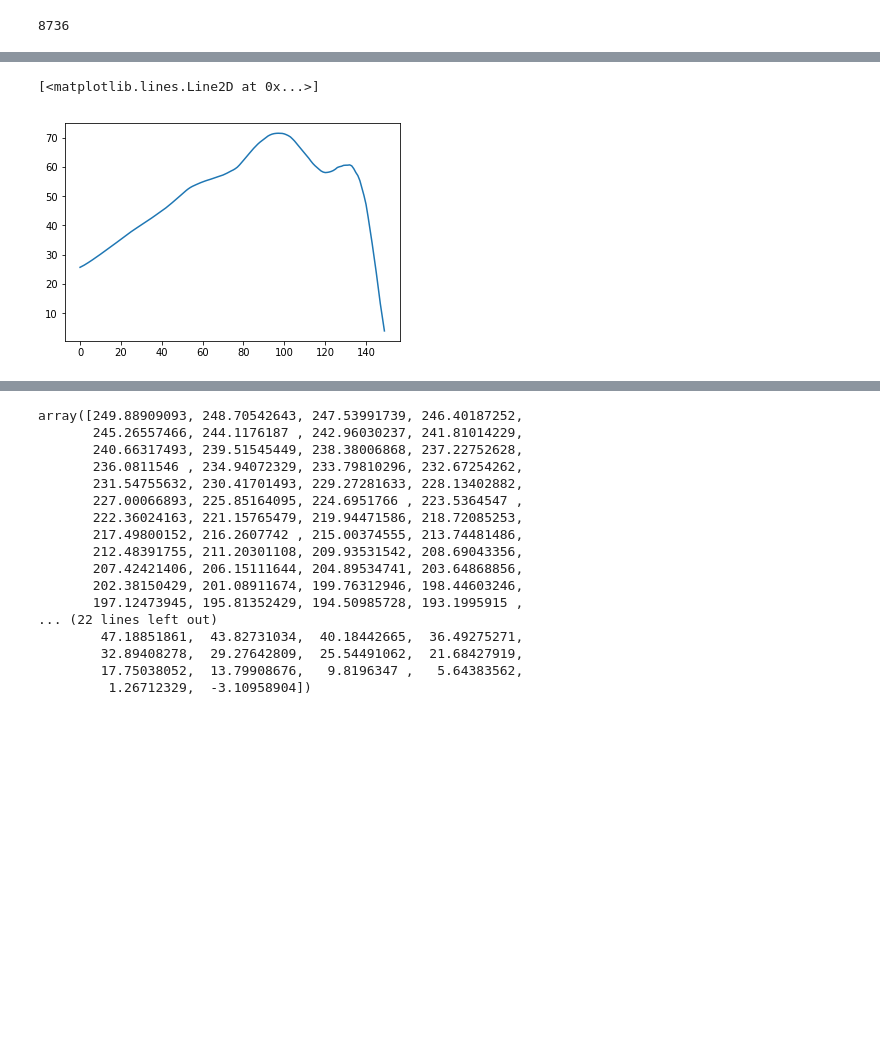
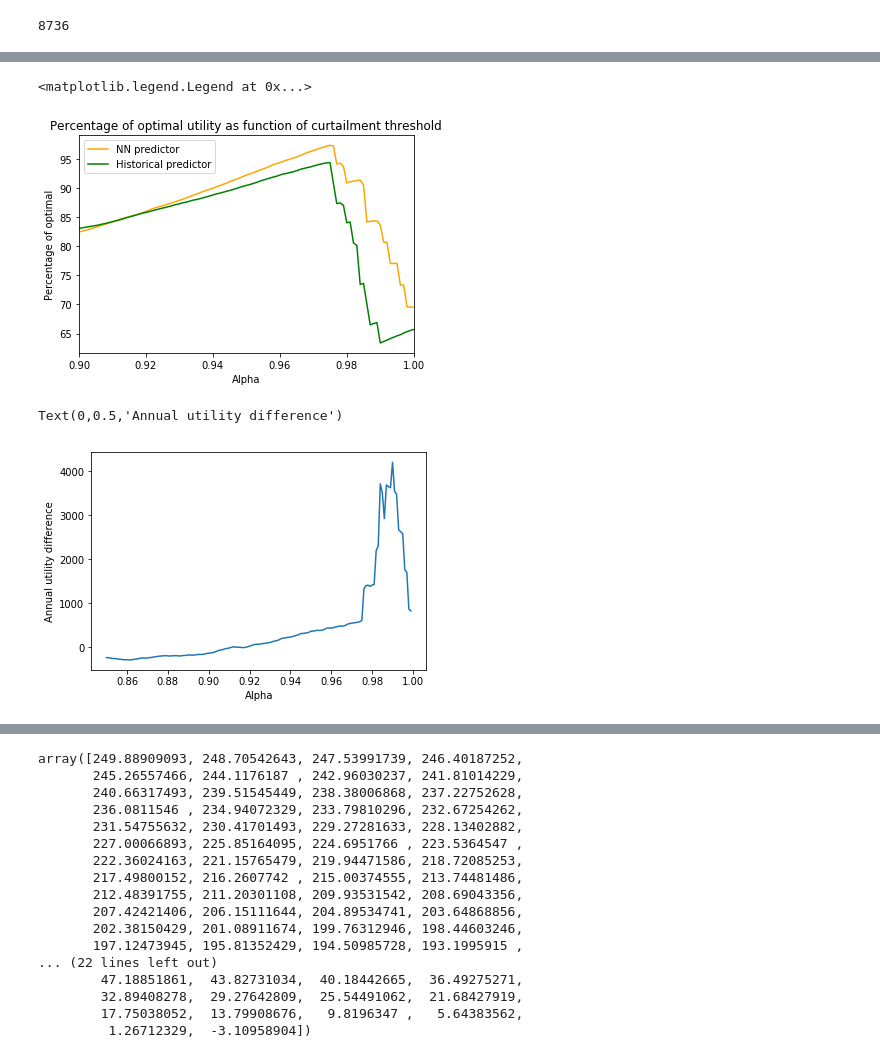
Before and after one commit to cpatdowling/peakload, a Jupyter notebook: notebooks/model_amortization.ipynb, the cells around one changed output, grey strips where cells are left out. Saved outputs shown, nothing was run; the diff lists cells and outputs as text; code cells hidden in the pictures; blank space fills up the shorter version.

```diff
--- a/notebooks/model_amortization.ipynb
+++ b/notebooks/model_amortization.ipynb
@@ -575,8 +516,24 @@ plt.legend()
+# %%
+plt.title("Percentage of optimal utility as function of curtailment threshold")
+plt.plot(alphas, (np.array(nn_by_alpha)/np.array(opt_by_alpha))*100.0, color="orange", label="NN predictor")
+plt.plot(alphas, (np.array(historical_by_alpha)/np.array(opt_by_alpha))*100.0, color="green", label="Historical predictor")
+plt.xlabel("Alpha")
+plt.ylabel("Percentage of optimal")
+plt.xlim(0.9,1)
+#plt.ylim(0,3500)
+#plt.xlim(0.98,1)
+
+plt.legend()
+# %% [output]
+<matplotlib.legend.Legend at 0x...>
+[figure, added]
 # %%
-plt.plot(np.array(nn_by_alpha) - np.array(historical_by_alpha))
+plt.plot(alphas, np.array(nn_by_alpha) - np.array(historical_by_alpha))
+plt.xlabel("Alpha")
+plt.ylabel("Annual utility difference")
 # %% [output]
-[<matplotlib.lines.Line2D at 0x...>]
+Text(0,0.5,'Annual utility difference')
-[figure, old version]
+[figure, new version]
 # %%
 print(np.array(nn_by_alpha) - np.array(historical_by_alpha))
 # %% [output]
```
Also changed, not shown: parts of 25 cells of this notebook, 2 other files.
